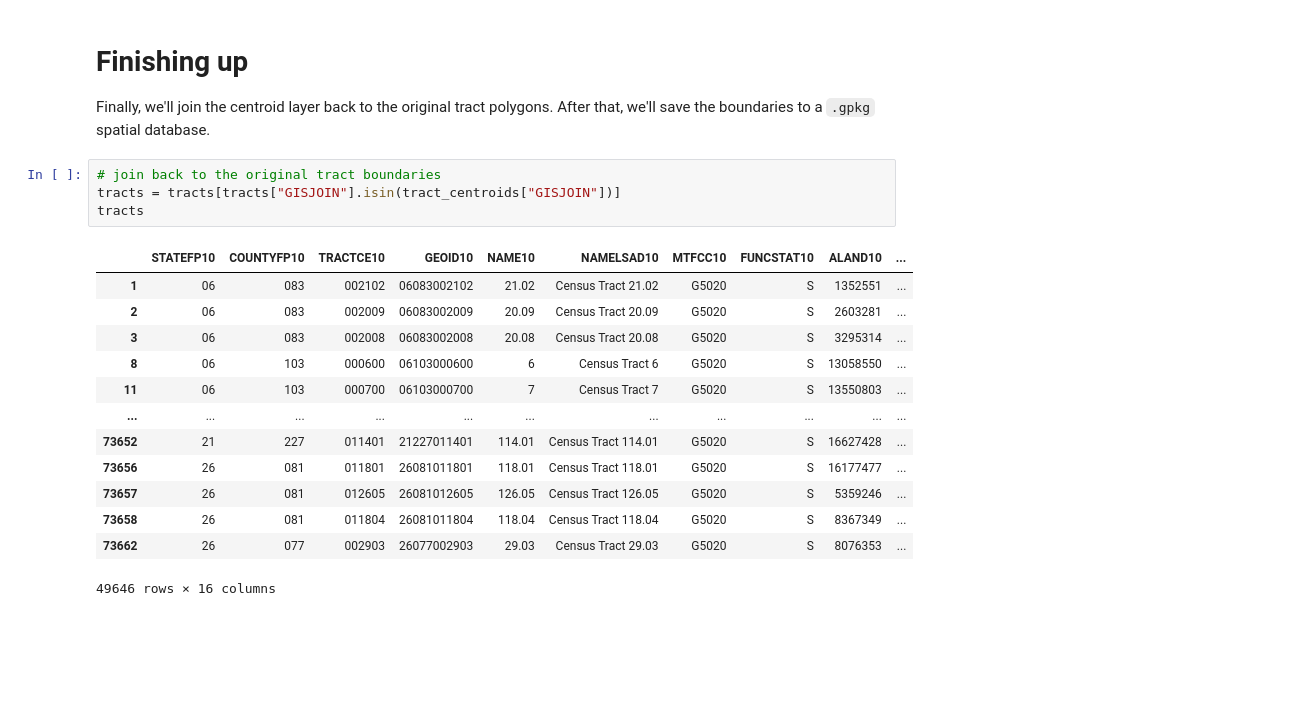
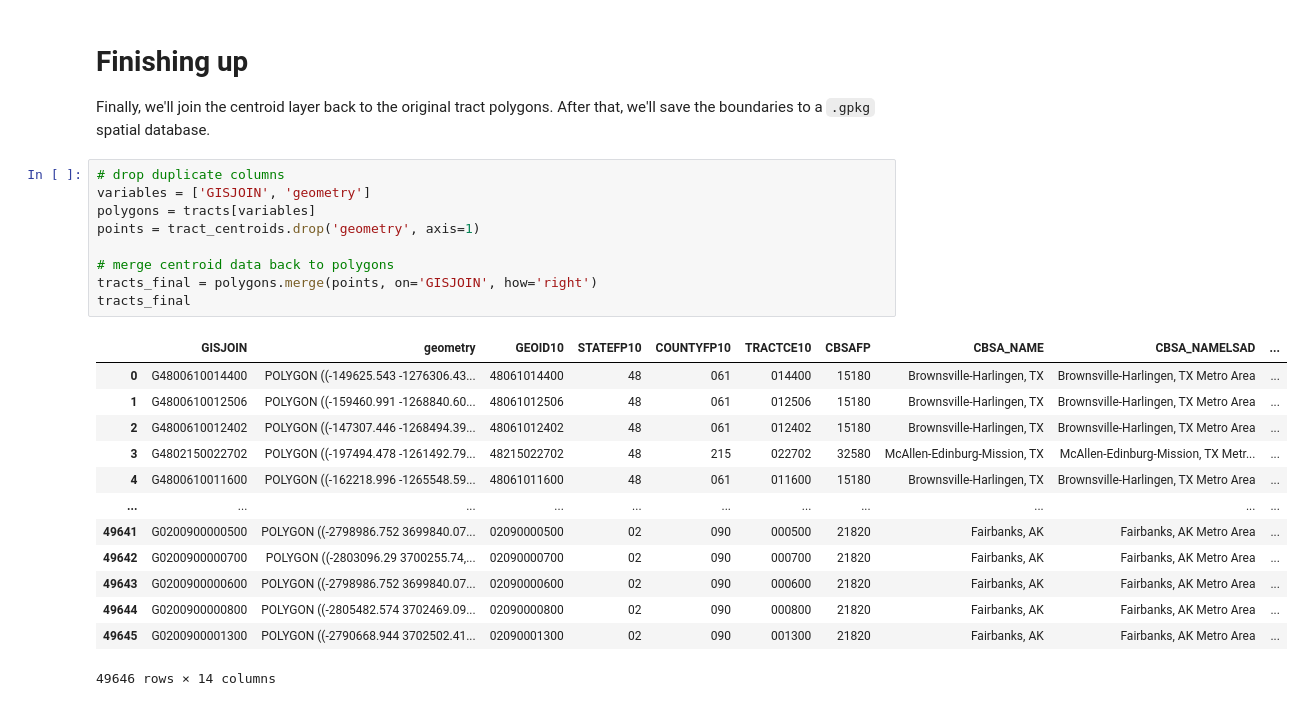
Before and after one commit to johnlauermann/gentrification-intensity-map, a Jupyter notebook: 03_spatial/map_metrotracts_2010tr.ipynb, the cells around one changed output. Drawn from its saved outputs; the diff is of its cells as text; blank space fills up the shorter version.

Commit message:
tracts boundaries on 2010 census geographies

```diff
--- a/03_spatial/map_metrotracts_2010tr.ipynb
+++ b/03_spatial/map_metrotracts_2010tr.ipynb
@@ -338,23 +338,28 @@ Name: count, dtype: int64
 # %% [markdown]
 # Finishing up
 Finally, we'll join the centroid layer back to the original tract polygons. After that, we'll save the boundaries to a `.gpkg` spatial database.
-# %%
-# join back to the original tract boundaries
-tracts = tracts[tracts["GISJOIN"].isin(tract_centroids["GISJOIN"])]
-tracts
-# %% [output]
-|  | STATEFP10 | COUNTYFP10 | TRACTCE10 | GEOID10 | NAME10 | NAMELSAD10 | MTFCC10 | FUNCSTAT10 | ALAND10 | ... |
-| 1 | 06 | 083 | 002102 | 06083002102 | 21.02 | Census Tract 21.02 | G5020 | S | 1352551 | ... |
-| 2 | 06 | 083 | 002009 | 06083002009 | 20.09 | Census Tract 20.09 | G5020 | S | 2603281 | ... |
-| 3 | 06 | 083 | 002008 | 06083002008 | 20.08 | Census Tract 20.08 | G5020 | S | 3295314 | ... |
-| 8 | 06 | 103 | 000600 | 06103000600 | 6 | Census Tract 6 | G5020 | S | 13058550 | ... |
-| 11 | 06 | 103 | 000700 | 06103000700 | 7 | Census Tract 7 | G5020 | S | 13550803 | ... |
-| ... | ... | ... | ... | ... | ... | ... | ... | ... | ... | ... |
-| 73652 | 21 | 227 | 011401 | 21227011401 | 114.01 | Census Tract 114.01 | G5020 | S | 16627428 | ... |
-| 73656 | 26 | 081 | 011801 | 26081011801 | 118.01 | Census Tract 118.01 | G5020 | S | 16177477 | ... |
-| 73657 | 26 | 081 | 012605 | 26081012605 | 126.05 | Census Tract 126.05 | G5020 | S | 5359246 | ... |
-| 73658 | 26 | 081 | 011804 | 26081011804 | 118.04 | Census Tract 118.04 | G5020 | S | 8367349 | ... |
-| 73662 | 26 | 077 | 002903 | 26077002903 | 29.03 | Census Tract 29.03 | G5020 | S | 8076353 | ... |
-49646 rows × 16 columns
+# %%
+# drop duplicate columns
+variables = ['GISJOIN', 'geometry']
+polygons = tracts[variables]
+points = tract_centroids.drop('geometry', axis=1)
+
+# merge centroid data back to polygons
+tracts_final = polygons.merge(points, on='GISJOIN', how='right')
+tracts_final
+# %% [output]
+|  | GISJOIN | geometry | GEOID10 | STATEFP10 | COUNTYFP10 | TRACTCE10 | CBSAFP | CBSA_NAME | CBSA_NAMELSAD | ... |
+| 0 | G4800610014400 | POLYGON ((-149625.543 -1276306.43... | 48061014400 | 48 | 061 | 014400 | 15180 | Brownsville-Harlingen, TX | Brownsville-Harlingen, TX Metro Area | ... |
+| 1 | G4800610012506 | POLYGON ((-159460.991 -1268840.60... | 48061012506 | 48 | 061 | 012506 | 15180 | Brownsville-Harlingen, TX | Brownsville-Harlingen, TX Metro Area | ... |
+| 2 | G4800610012402 | POLYGON ((-147307.446 -1268494.39... | 48061012402 | 48 | 061 | 012402 | 15180 | Brownsville-Harlingen, TX | Brownsville-Harlingen, TX Metro Area | ... |
+| 3 | G4802150022702 | POLYGON ((-197494.478 -1261492.79... | 48215022702 | 48 | 215 | 022702 | 32580 | McAllen-Edinburg-Mission, TX | McAllen-Edinburg-Mission, TX Metr... | ... |
+| 4 | G4800610011600 | POLYGON ((-162218.996 -1265548.59... | 48061011600 | 48 | 061 | 011600 | 15180 | Brownsville-Harlingen, TX | Brownsville-Harlingen, TX Metro Area | ... |
+| ... | ... | ... | ... | ... | ... | ... | ... | ... | ... | ... |
+| 49641 | G0200900000500 | POLYGON ((-2798986.752 3699840.07... | 02090000500 | 02 | 090 | 000500 | 21820 | Fairbanks, AK | Fairbanks, AK Metro Area | ... |
+| 49642 | G0200900000700 | POLYGON ((-2803096.29 3700255.74,... | 02090000700 | 02 | 090 | 000700 | 21820 | Fairbanks, AK | Fairbanks, AK Metro Area | ... |
+| 49643 | G0200900000600 | POLYGON ((-2798986.752 3699840.07... | 02090000600 | 02 | 090 | 000600 | 21820 | Fairbanks, AK | Fairbanks, AK Metro Area | ... |
+| 49644 | G0200900000800 | POLYGON ((-2805482.574 3702469.09... | 02090000800 | 02 | 090 | 000800 | 21820 | Fairbanks, AK | Fairbanks, AK Metro Area | ... |
+| 49645 | G0200900001300 | POLYGON ((-2790668.944 3702502.41... | 02090001300 | 02 | 090 | 001300 | 21820 | Fairbanks, AK | Fairbanks, AK Metro Area | ... |
+49646 rows × 14 columns
 # %%
 # save to geopackage
```
Also changed, not shown: parts of 2 cells of this notebook.
